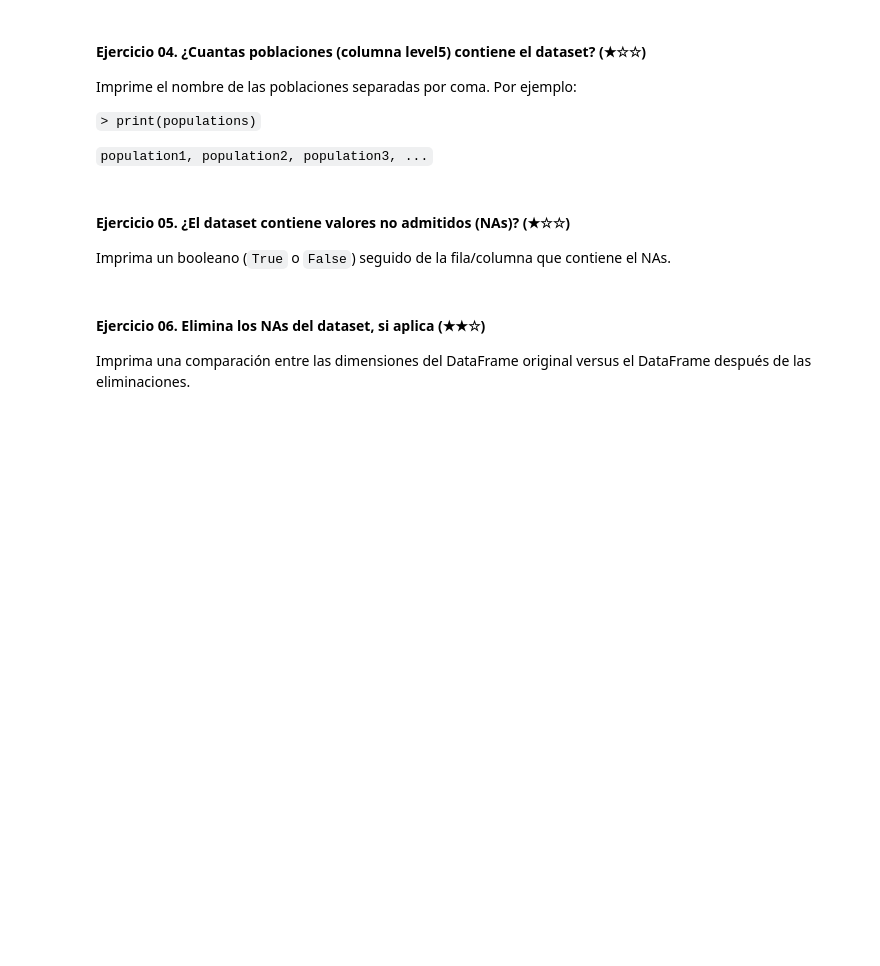
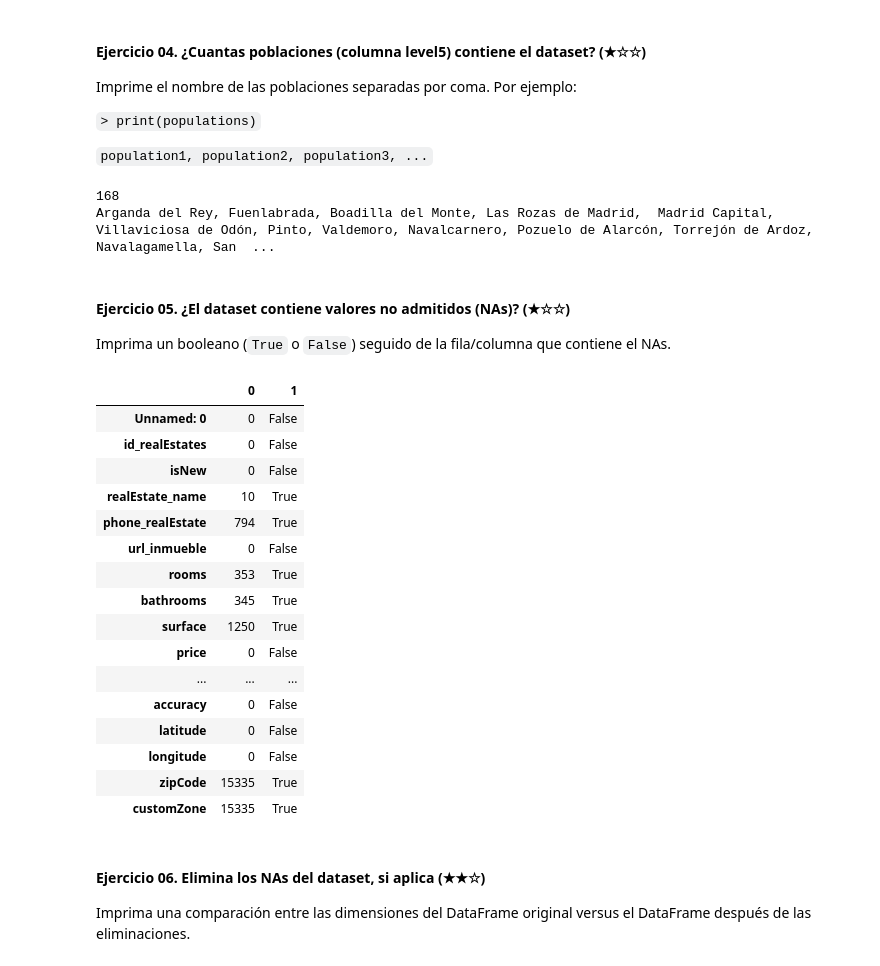
Before and after one commit to diegomacaya/realestate-datacleanup-exercise, a Jupyter notebook: project.es.ipynb, the cells around one changed output. Drawn from its saved outputs; the diff is of its cells as text; code cells hidden in the pictures; blank space fills up the shorter version.

```diff
--- a/project.es.ipynb
+++ b/project.es.ipynb
@@ -114,9 +114,44 @@ Imprime el nombre de las poblaciones separadas por coma. Por ejemplo:
+# %%
+cantidad_poblaciones = ds['level5'].nunique()
+print(cantidad_poblaciones)
+
+poblaciones = ', '.join(ds['level5'].unique())
+print(poblaciones)
+# %% [output]
+168
+Arganda del Rey, Fuenlabrada, Boadilla del Monte, Las Rozas de Madrid,  Madrid Capital, Villaviciosa de Odón, Pinto, Valdemoro, Navalcarnero, Pozuelo de Alarcón, Torrejón de Ardoz, Navalagamella, San  ...
 # %% [markdown]
 #### Ejercicio 05. ¿El dataset contiene valores no admitidos (NAs)? (★☆☆)
 
 Imprima un booleano (`True` o `False`) seguido de la fila/columna que contiene el NAs.
 # %%
-# TODO
+def contar_NAN(ds):
+    conteo = ds.isna().sum()
+    return conteo
+
+
+contiene_nan = ds.isna().any()
+
+ds_NaN = pd.concat([contar_NAN(ds),contiene_nan], axis=1)
+ds_NaN
+# %% [output]
+|  | 0 | 1 |
+| Unnamed: 0 | 0 | False |
+| id_realEstates | 0 | False |
+| isNew | 0 | False |
+| realEstate_name | 10 | True |
+| phone_realEstate | 794 | True |
+| url_inmueble | 0 | False |
+| rooms | 353 | True |
+| bathrooms | 345 | True |
+| surface | 1250 | True |
+| price | 0 | False |
+| ... | ... | ... |
+| accuracy | 0 | False |
+| latitude | 0 | False |
+| longitude | 0 | False |
+| zipCode | 15335 | True |
+| customZone | 15335 | True |
 # %% [markdown]
 #### Ejercicio 06. Elimina los NAs del dataset, si aplica (★★☆)
 
```
Also changed, not shown: parts of 10 cells of this notebook.
